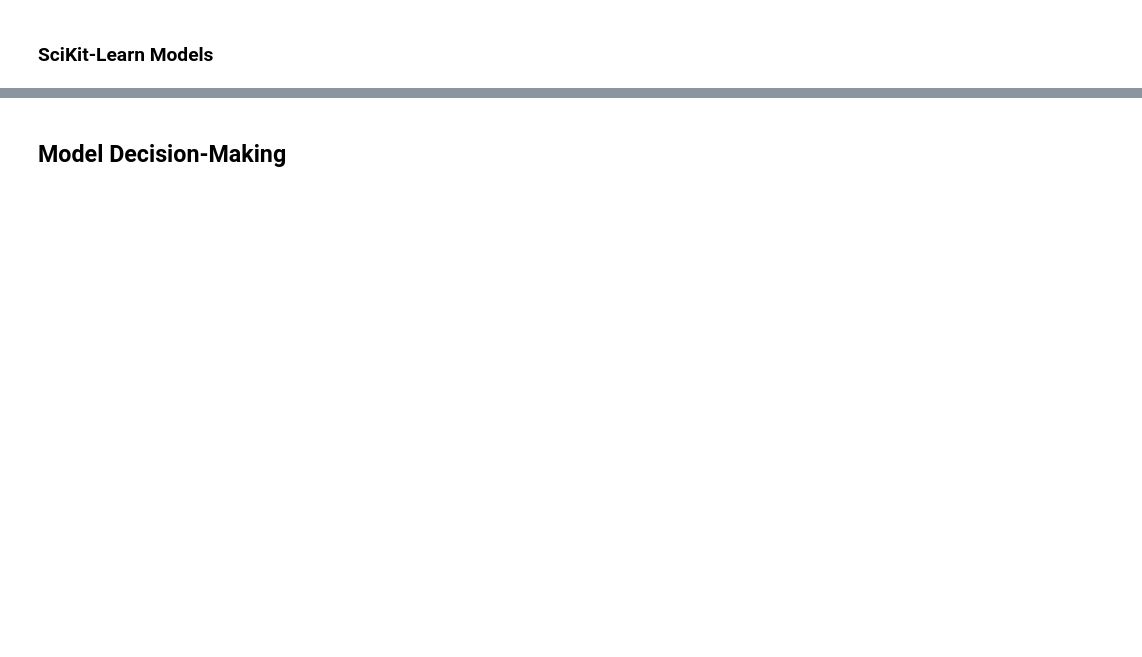
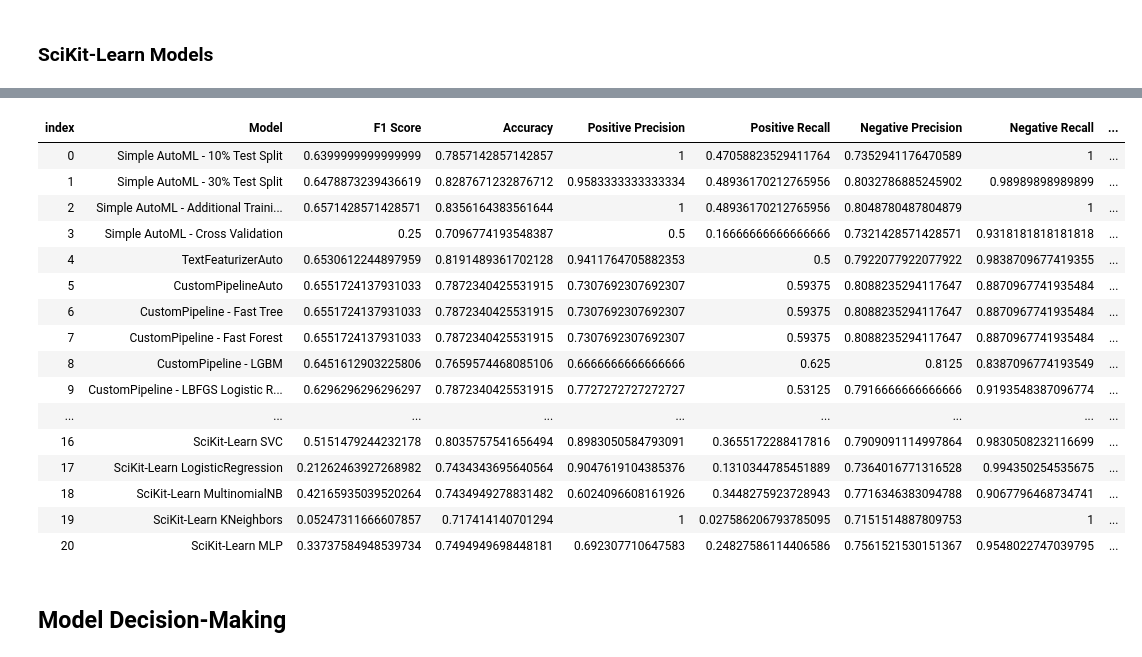
Before and after one commit to IntegerMan/GitStractorCommitClassification, a Jupyter notebook: ModelTrainingDotNet.ipynb, the cells around one changed output, grey strips where cells are left out. Drawn from its saved outputs; the diff is of its cells as text; code cells hidden in the pictures; blank space fills up the shorter version.

```diff
--- a/ModelTrainingDotNet.ipynb
+++ b/ModelTrainingDotNet.ipynb
@@ -950,2 +968,22 @@ modelTracker.Register("Azure ML Studio Automated ML w. Deep Learning", 18, 26, 1
+# %%
+modelTracker.Merge(dfSkLearn).ToDataFrame()
+# %% [output]
+| index | Model | F1 Score | Accuracy | Positive Precision | Positive Recall | Negative Precision | Negative Recall | ... |
+| 0 | Simple AutoML - 10% Test Split | 0.6399999999999999 | 0.7857142857142857 | 1 | 0.47058823529411764 | 0.7352941176470589 | 1 | ... |
+| 1 | Simple AutoML - 30% Test Split | 0.6478873239436619 | 0.8287671232876712 | 0.9583333333333334 | 0.48936170212765956 | 0.8032786885245902 | 0.98989898989899 | ... |
+| 2 | Simple AutoML - Additional Traini... | 0.6571428571428571 | 0.8356164383561644 | 1 | 0.48936170212765956 | 0.8048780487804879 | 1 | ... |
+| 3 | Simple AutoML - Cross Validation | 0.25 | 0.7096774193548387 | 0.5 | 0.16666666666666666 | 0.7321428571428571 | 0.9318181818181818 | ... |
+| 4 | TextFeaturizerAuto | 0.6530612244897959 | 0.8191489361702128 | 0.9411764705882353 | 0.5 | 0.7922077922077922 | 0.9838709677419355 | ... |
+| 5 | CustomPipelineAuto | 0.6551724137931033 | 0.7872340425531915 | 0.7307692307692307 | 0.59375 | 0.8088235294117647 | 0.8870967741935484 | ... |
+| 6 | CustomPipeline - Fast Tree | 0.6551724137931033 | 0.7872340425531915 | 0.7307692307692307 | 0.59375 | 0.8088235294117647 | 0.8870967741935484 | ... |
+| 7 | CustomPipeline - Fast Forest | 0.6551724137931033 | 0.7872340425531915 | 0.7307692307692307 | 0.59375 | 0.8088235294117647 | 0.8870967741935484 | ... |
+| 8 | CustomPipeline - LGBM | 0.6451612903225806 | 0.7659574468085106 | 0.6666666666666666 | 0.625 | 0.8125 | 0.8387096774193549 | ... |
+| 9 | CustomPipeline - LBFGS Logistic R... | 0.6296296296296297 | 0.7872340425531915 | 0.7727272727272727 | 0.53125 | 0.7916666666666666 | 0.9193548387096774 | ... |
+| ... | ... | ... | ... | ... | ... | ... | ... | ... |
+| 16 | SciKit-Learn SVC | 0.5151479244232178 | 0.8035757541656494 | 0.8983050584793091 | 0.3655172288417816 | 0.7909091114997864 | 0.9830508232116699 | ... |
+| 17 | SciKit-Learn LogisticRegression | 0.21262463927268982 | 0.7434343695640564 | 0.9047619104385376 | 0.1310344785451889 | 0.7364016771316528 | 0.994350254535675 | ... |
+| 18 | SciKit-Learn MultinomialNB | 0.42165935039520264 | 0.7434949278831482 | 0.6024096608161926 | 0.3448275923728943 | 0.7716346383094788 | 0.9067796468734741 | ... |
+| 19 | SciKit-Learn KNeighbors | 0.05247311666607857 | 0.717414140701294 | 1 | 0.027586206793785095 | 0.7151514887809753 | 1 | ... |
+| 20 | SciKit-Learn MLP | 0.33737584948539734 | 0.7494949698448181 | 0.692307710647583 | 0.24827586114406586 | 0.7561521530151367 | 0.9548022747039795 | ... |
 # %% [markdown]
 ## Model Decision-Making
```
Also changed, not shown: parts of 59 cells of this notebook, 8 other files.
